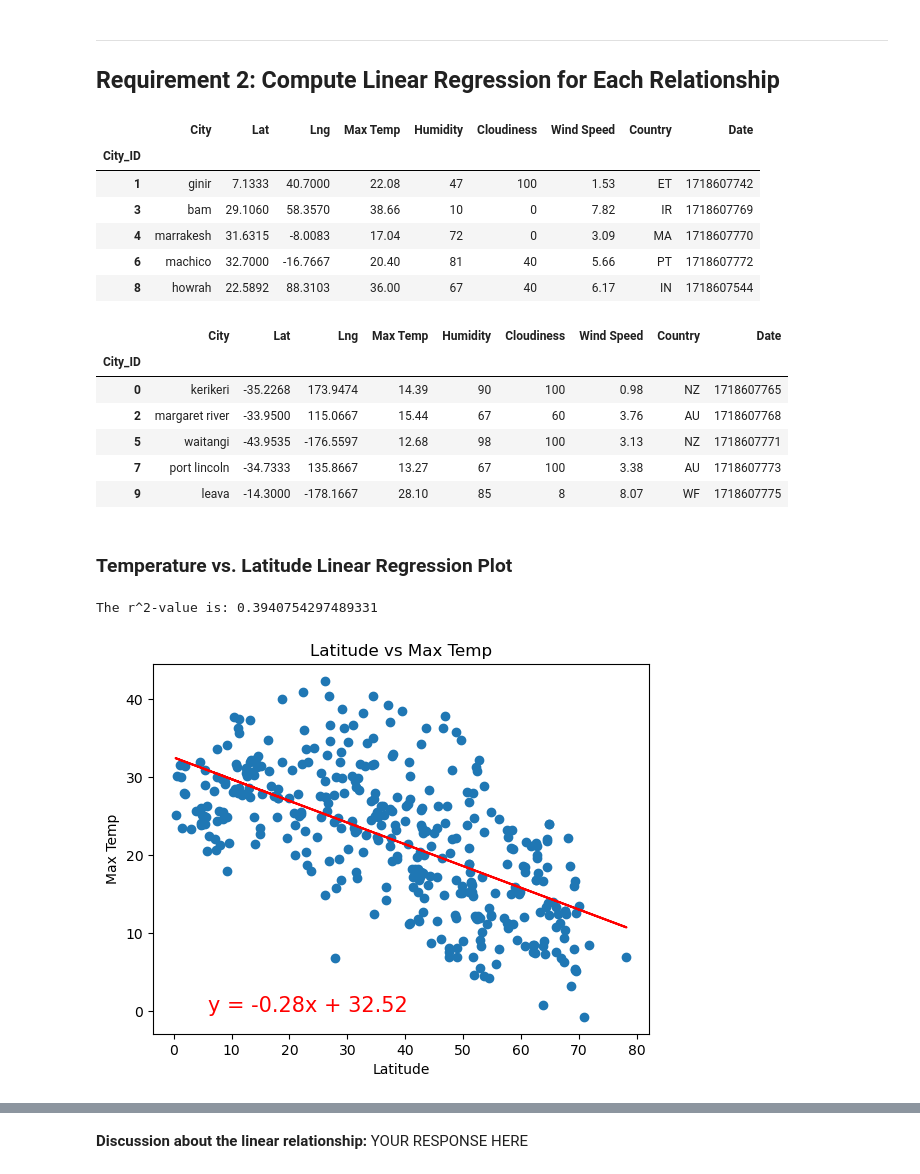
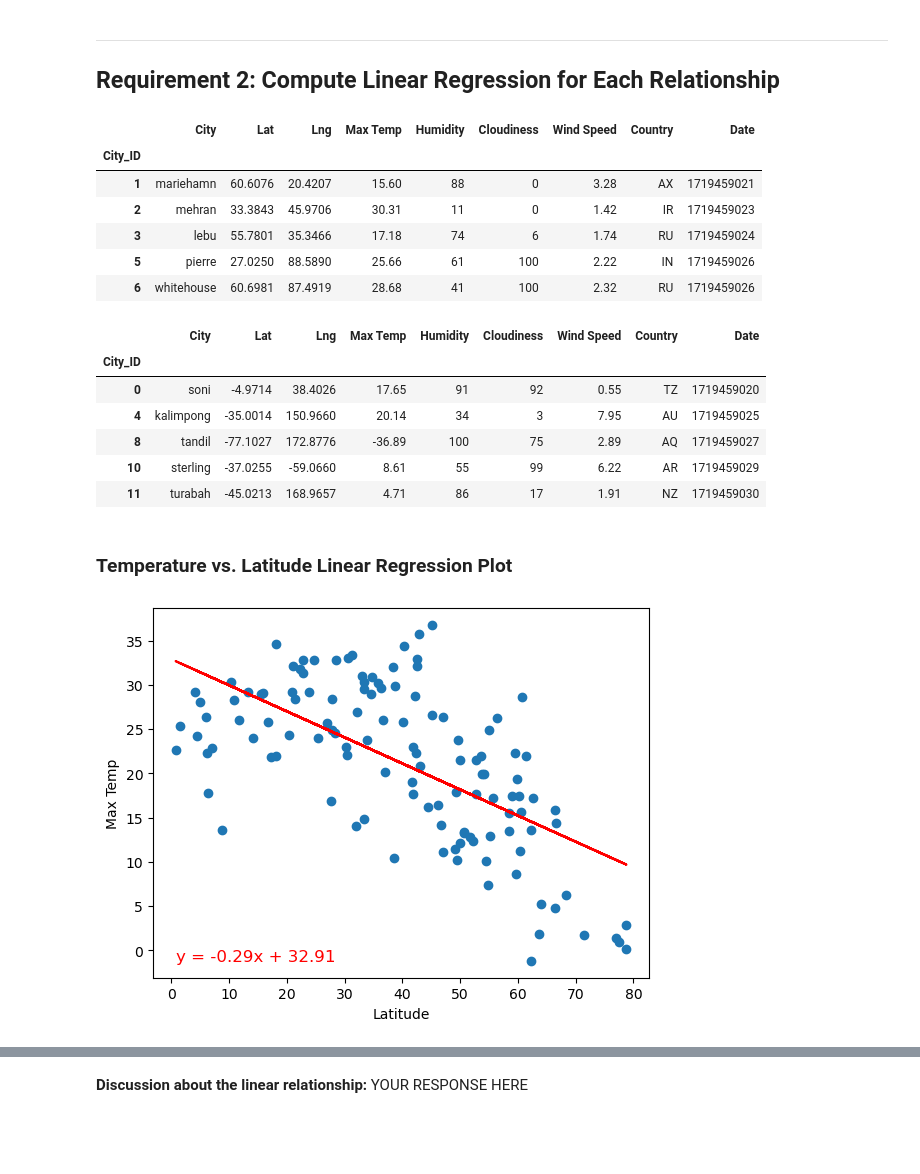
Before and after one commit to rinals/python-api-challenge, a Jupyter notebook: WeatherPy/WeatherPy.ipynb, the cells around one changed output, grey strips where cells are left out. Drawn from its saved outputs; the diff is of its cells as text; code cells hidden in the pictures; blank space fills up the shorter version.

```diff
--- a/WeatherPy/WeatherPy.ipynb
+++ b/WeatherPy/WeatherPy.ipynb
@@ -261,38 +271,61 @@ plt.show()
+# %%
+# Define a function to create Linear Regression plots
+def drawLinearRegressionPlot(x, y):
+    # Perform linear regression using linregress
+    slope, intercept, r_value, p_value, std_err = linregress(x, y)
+
+    # Calculate the regression line
+    regression_line = slope * x + intercept
+
+    # Create scatter plot
+    plt.scatter(x, y)
+
+    # Plot the regression line
+    plt.plot(x, regression_line, color='red', label='Regression Line')
+
+    # Add titles and labels
+    plt.xlabel('Latitude')
+    plt.ylabel('Max Temp')
+
+    equation_text = f'y = {slope:.2f}x + {intercept:.2f}'
+    plt.text(x.min(), y.min(), equation_text, fontsize=12, color='red')
+
+    # Show plot
+    plt.show()
 # %%
 # Create a DataFrame with the Northern Hemisphere data (Latitude >= 0)
-# YOUR CODE HERE
+northern_hemi_df = city_data_df[city_data_df["Lat"] >= 0]
 
 # Display sample data
 northern_hemi_df.head()
 # %% [output]
 |  | City | Lat | Lng | Max Temp | Humidity | Cloudiness | Wind Speed | Country | Date |
 | City_ID |  |  |  |  |  |  |  |  |  |
-| 1 | ginir | 7.1333 | 40.7000 | 22.08 | 47 | 100 | 1.53 | ET | 1718607742 |
-| 3 | bam | 29.1060 | 58.3570 | 38.66 | 10 | 0 | 7.82 | IR | 1718607769 |
-| 4 | marrakesh | 31.6315 | -8.0083 | 17.04 | 72 | 0 | 3.09 | MA | 1718607770 |
-| 6 | machico | 32.7000 | -16.7667 | 20.40 | 81 | 40 | 5.66 | PT | 1718607772 |
-| 8 | howrah | 22.5892 | 88.3103 | 36.00 | 67 | 40 | 6.17 | IN | 1718607544 |
+| 1 | mariehamn | 60.6076 | 20.4207 | 15.60 | 88 | 0 | 3.28 | AX | 1719459021 |
+| 2 | mehran | 33.3843 | 45.9706 | 30.31 | 11 | 0 | 1.42 | IR | 1719459023 |
+| 3 | lebu | 55.7801 | 35.3466 | 17.18 | 74 | 6 | 1.74 | RU | 1719459024 |
+| 5 | pierre | 27.0250 | 88.5890 | 25.66 | 61 | 100 | 2.22 | IN | 1719459026 |
+| 6 | whitehouse | 60.6981 | 87.4919 | 28.68 | 41 | 100 | 2.32 | RU | 1719459026 |
 # %%
 # Create a DataFrame with the Southern Hemisphere data (Latitude < 0)
-# YOUR CODE HERE
+southern_hemi_df = city_data_df[city_data_df["Lat"] < 0]
 
 # Display sample data
 southern_hemi_df.head()
 # %% [output]
 |  | City | Lat | Lng | Max Temp | Humidity | Cloudiness | Wind Speed | Country | Date |
 | City_ID |  |  |  |  |  |  |  |  |  |
-| 0 | kerikeri | -35.2268 | 173.9474 | 14.39 | 90 | 100 | 0.98 | NZ | 1718607765 |
-| 2 | margaret river | -33.9500 | 115.0667 | 15.44 | 67 | 60 | 3.76 | AU | 1718607768 |
-| 5 | waitangi | -43.9535 | -176.5597 | 12.68 | 98 | 100 | 3.13 | NZ | 1718607771 |
-| 7 | port lincoln | -34.7333 | 135.8667 | 13.27 | 67 | 100 | 3.38 | AU | 1718607773 |
-| 9 | leava | -14.3000 | -178.1667 | 28.10 | 85 | 8 | 8.07 | WF | 1718607775 |
+| 0 | soni | -4.9714 | 38.4026 | 17.65 | 91 | 92 | 0.55 | TZ | 1719459020 |
+| 4 | kalimpong | -35.0014 | 150.9660 | 20.14 | 34 | 3 | 7.95 | AU | 1719459025 |
+| 8 | tandil | -77.1027 | 172.8776 | -36.89 | 100 | 75 | 2.89 | AQ | 1719459027 |
+| 10 | sterling | -37.0255 | -59.0660 | 8.61 | 55 | 99 | 6.22 | AR | 1719459029 |
+| 11 | turabah | -45.0213 | 168.9657 | 4.71 | 86 | 17 | 1.91 | NZ | 1719459030 |
 # %% [markdown]
 ###  Temperature vs. Latitude Linear Regression Plot
 # %%
 # Linear regression on Northern Hemisphere
-# YOUR CODE HERE
+drawLinearRegressionPlot(northern_hemi_df["Lat"], northern_hemi_df["Max Temp"])
 # %% [output]
-The r^2-value is: 0.3940754297489331
-[figure, old version]
+[figure, new version]
 # %%
 # Linear regression on Southern Hemisphere
```
Also changed, not shown: parts of 19 cells of this notebook, 4 other files.
